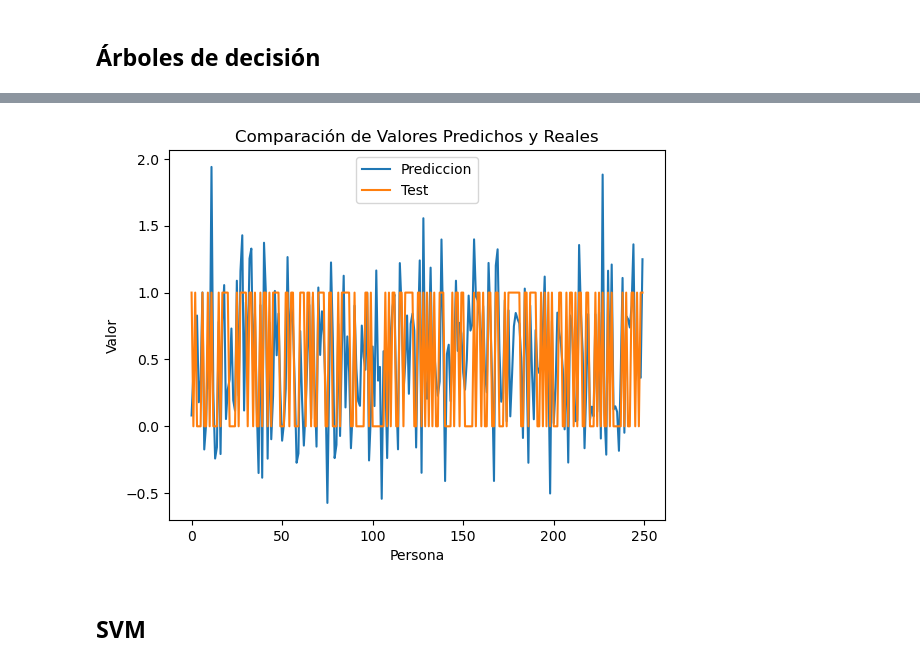
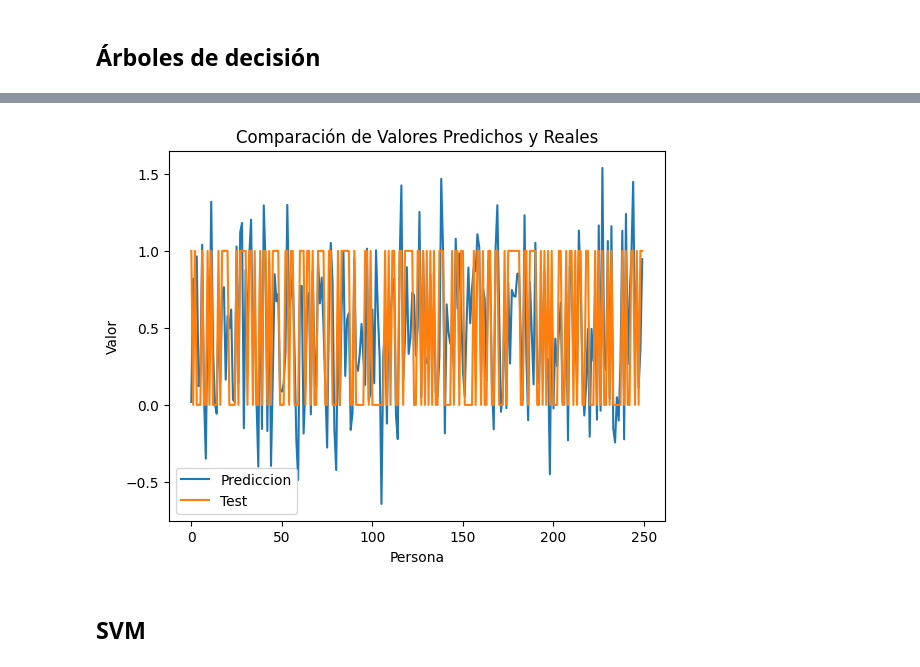
Before and after one commit to IgnaciosConQueso/SI, a Jupyter notebook: practica.ipynb, the cells around one changed output, grey strips where cells are left out. Saved outputs shown, nothing was run; the diff lists cells and outputs as text; code cells hidden in the pictures.

```diff
--- a/practica.ipynb
+++ b/practica.ipynb
@@ -424,7 +433,7 @@ X_t = X_test
 y_t = y_test
 X, y = make_classification(n_samples=1000, random_state=1)
 X_tr, X_t, y_tr, y_t = train_test_split(X, y, stratify=y, random_state=1)
-clf = MLPRegressor(random_state=1, max_iter=350, verbose=True).fit(X_tr, y_tr)
+clf = MLPRegressor(hidden_layer_sizes=500, random_state=1, max_iter=350).fit(X_tr, y_tr)
 clf.predict(X_t[:2, :])
 y_pred = clf.predict(X_t[:, :])
 print(y_t)
@@ -469,4 +478,4 @@ Iteration 12, loss = 0.06941860
-[figure, old version]
+[figure, new version]
 # %% [markdown]
 ## SVM
 # %%
```
Also changed, not shown: parts of 9 cells of this notebook.
